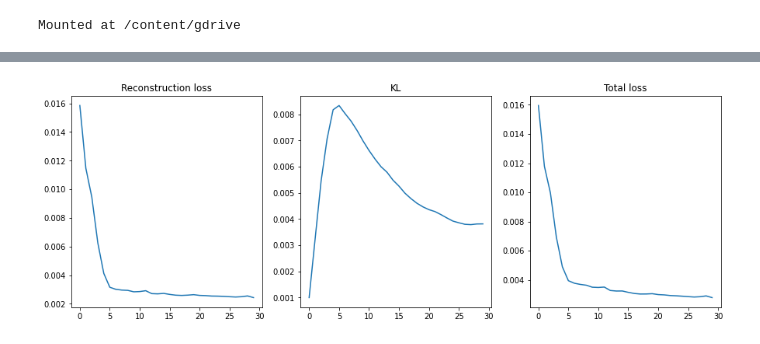
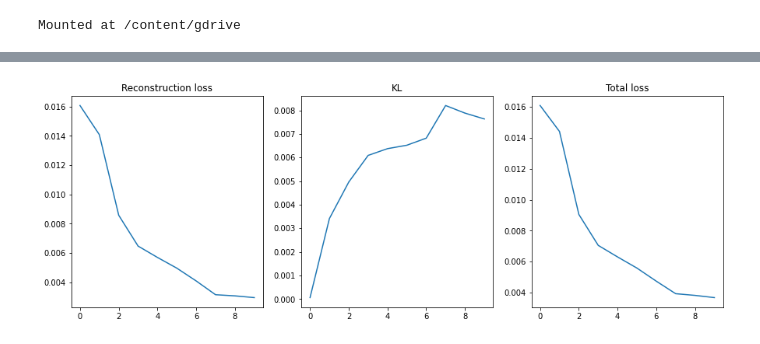
Before and after one commit to zloelias/hse-project-vae-lstm, a Jupyter notebook: vae.ipynb, the cells around one changed output, grey strips where cells are left out. Drawn from its saved outputs; the diff is of its cells as text; code cells hidden in the pictures.

```diff
--- a/vae.ipynb
+++ b/vae.ipynb
@@ -41,7 +41,7 @@ X = df.drop('label', axis=1).drop('KPI ID', axis=1)
 X_train, X_test, y_train, y_test = train_test_split(X, y, test_size=0.5, shuffle=False)
 # %%
 class KPIDataset(Dataset):
-    def __init__(self, X, y, window_len=256, sliding_step=1):
+    def __init__(self, X, label, window_len=256, sliding_step=1):
         self.start = 0
         self.window_len = window_len
         self.sliding_step = sliding_step
@@ -50,17 +50,26 @@ class KPIDataset(Dataset):
         W = self.normality_weights(self.df.value)
         temp = []
         temp_W = []
+        self.label = label.values[self.window_len-1:-1]
+        self.y = []
         for i in range(self.start, len(timeseries) - self.window_len*self.sliding_step, self.sliding_step):
             temp.append(
                 torch.unsqueeze(torch.tensor(timeseries[i:i+self.window_len]), 0)
+            )
+            #self.label.append(
+            #    label[i+self.window_len-1]
+            #)
+            self.y.append(
+                timeseries[i+self.window_len]
             )
             temp_W.append(
                 torch.unsqueeze(torch.tensor(W[i:i+self.window_len]), 0)
             )
         self.features = torch.Tensor(len(temp), self.window_len)
         self.W = torch.Tensor(len(temp_W), self.window_len)
-        self.target = y
+        #self.label = torch.Tensor(len(temp_label), self.window_len)
         torch.cat(temp, out=self.features)
+        #torch.cat(temp_label, out=self.label)
         torch.cat(temp_W, out=self.W)
         #self.W = torch.ones(len(temp), 1, self.window_len)
         #self.W = torch.rand((len(temp), 1, self.window_len))
@@ -76,7 +85,7 @@ class KPIDataset(Dataset):
         return W
 
     def __getitem__(self, i):
-        return self.features[i].unsqueeze(dim=0), self.W[i].unsqueeze(dim=0)
+        return self.features[i].unsqueeze(dim=0), self.W[i].unsqueeze(dim=0), self.label[i], self.y[i]
 
     def __len__(self):
         return len(self.features)
@@ -170,46 +179,46 @@ def loss_fn(recon_x, x, mu, logvar, w, beta=.1):
 # %%
 optimizer = torch.optim.Adam(vae.parameters(), lr=1e-3)
 
-epochs = 30
+epochs = 10
 
 loss_history, mse_history, kld_history = [], [], []
 
 for epoch in range(epochs):
     total_loss, total_mse, total_kld = 0, 0, 0
-    for idx, (x, w) in enumerate(train_dataloader):
+    for idx, (x, w, l, y) in enumerate(train_dataloader):
         #w.to(device)
         recon_x, mu, logvar = vae(x)
         loss, mse, kld = loss_fn(recon_x, x, mu, logvar, w)
         optimizer.zero_grad()
         loss.backward()
         optimizer.step()
 
         '''
         if idx % 50 == 0:
             to_print = f"Epoch[{epoch+1}/{epochs}] Loss: {loss.item() / BATCH_SIZE} {mse.item() / BATCH_SIZE} {kld.item() / BATCH_SIZE}"
             print(to_print)
         '''
         total_loss += loss.item() / BATCH_SIZE
         total_mse += mse.item() / BATCH_SIZE
         total_kld += kld.item() / BATCH_SIZE
 
     loss_history.append(total_loss)
     mse_history.append(total_mse)
     kld_history.append(total_kld)
 
     fig, ax = plt.subplots(ncols=3, figsize=(15,5))
 
     ax[0].plot(mse_history)
     ax[0].set_title('Reconstruction loss')
     ax[1].plot(kld_history)
     ax[1].set_title('KL')
     ax[2].plot(loss_history)
     ax[2].set_title('Total loss')
     plt.show()
     plt.pause(0.3);
     clear_output(wait=True);
 # %% [output]
-[figure, old version]
+[figure, new version]
 # %%
 import pickle
 
```
Also changed, not shown: parts of 5 cells of this notebook.
